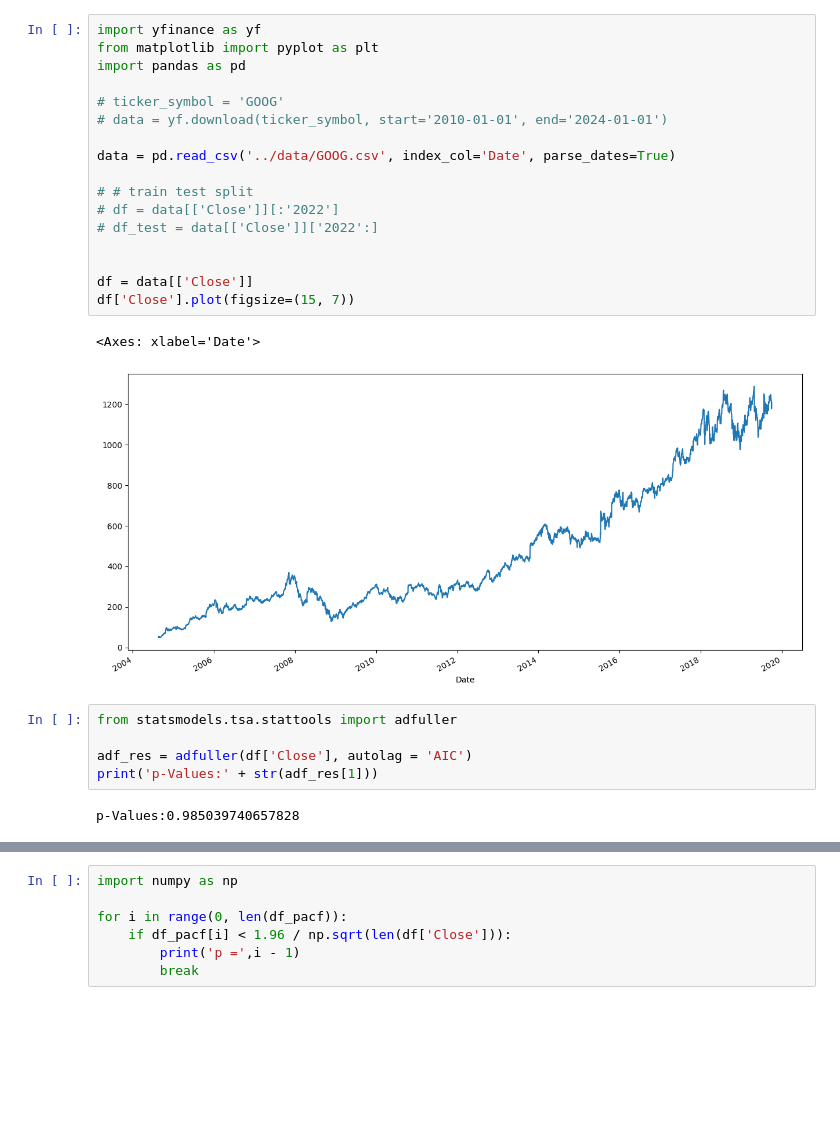
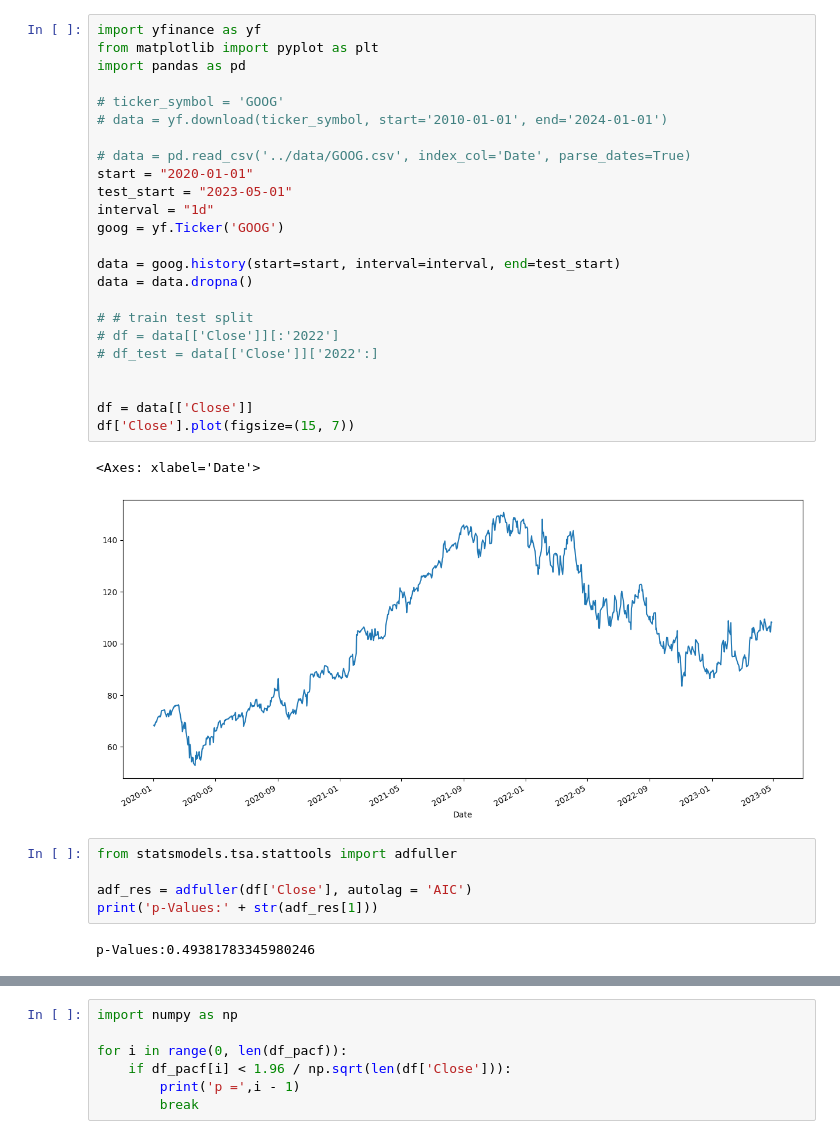
Before and after one commit to gri11/stonk, a Jupyter notebook: playground/arima.ipynb, the cells around one changed output, grey strips where cells are left out. Cells and saved outputs as stored; diff of their text form; blank space fills up the shorter version.

```diff
--- a/playground/arima.ipynb
+++ b/playground/arima.ipynb
@@ -1,30 +1,37 @@
 # %%
 import yfinance as yf
 from matplotlib import pyplot as plt
 import pandas as pd
 
 # ticker_symbol = 'GOOG'
 # data = yf.download(ticker_symbol, start='2010-01-01', end='2024-01-01')
 
-data = pd.read_csv('../data/GOOG.csv', index_col='Date', parse_dates=True)
+# data = pd.read_csv('../data/GOOG.csv', index_col='Date', parse_dates=True)
+start = "2020-01-01"
+test_start = "2023-05-01"
+interval = "1d"
+goog = yf.Ticker('GOOG')
+
+data = goog.history(start=start, interval=interval, end=test_start)
+data = data.dropna()
 
 # # train test split
 # df = data[['Close']][:'2022']
 # df_test = data[['Close']]['2022':]
 
 
 df = data[['Close']]
 df['Close'].plot(figsize=(15, 7))
 # %% [output]
 <Axes: xlabel='Date'>
-[figure, old version]
+[figure, new version]
 # %%
 from statsmodels.tsa.stattools import adfuller
 
 adf_res = adfuller(df['Close'], autolag = 'AIC')
 print('p-Values:' + str(adf_res[1]))
 # %% [output]
-p-Values:0.985039740657828
+p-Values:0.49381783345980246
 # %%
 df['Close_diff'] = df['Close'].diff(1)
 df['Close_diff'].plot(color = 'green', figsize = (15,4))
```
Also changed, not shown: parts of 14 cells of this notebook, 2 other files.
